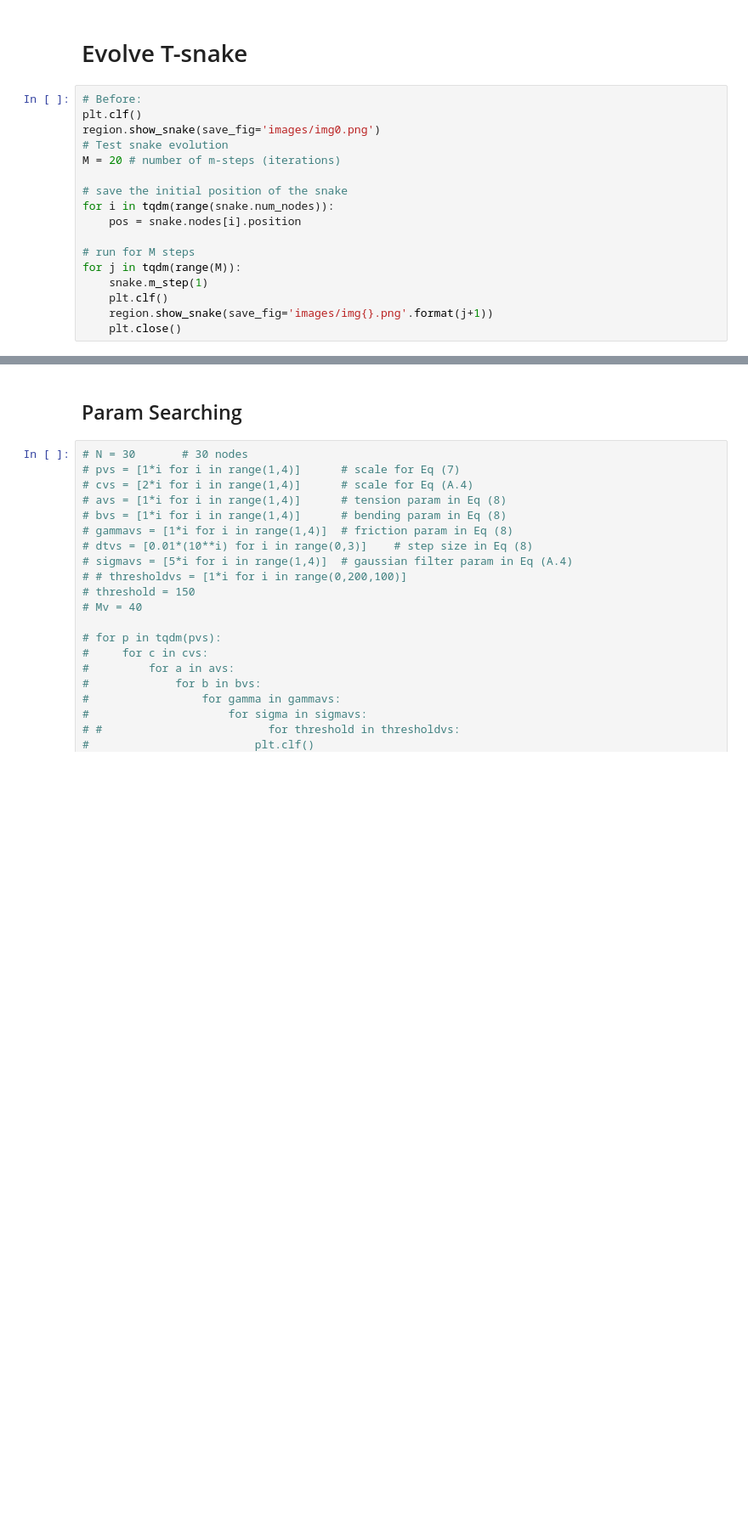
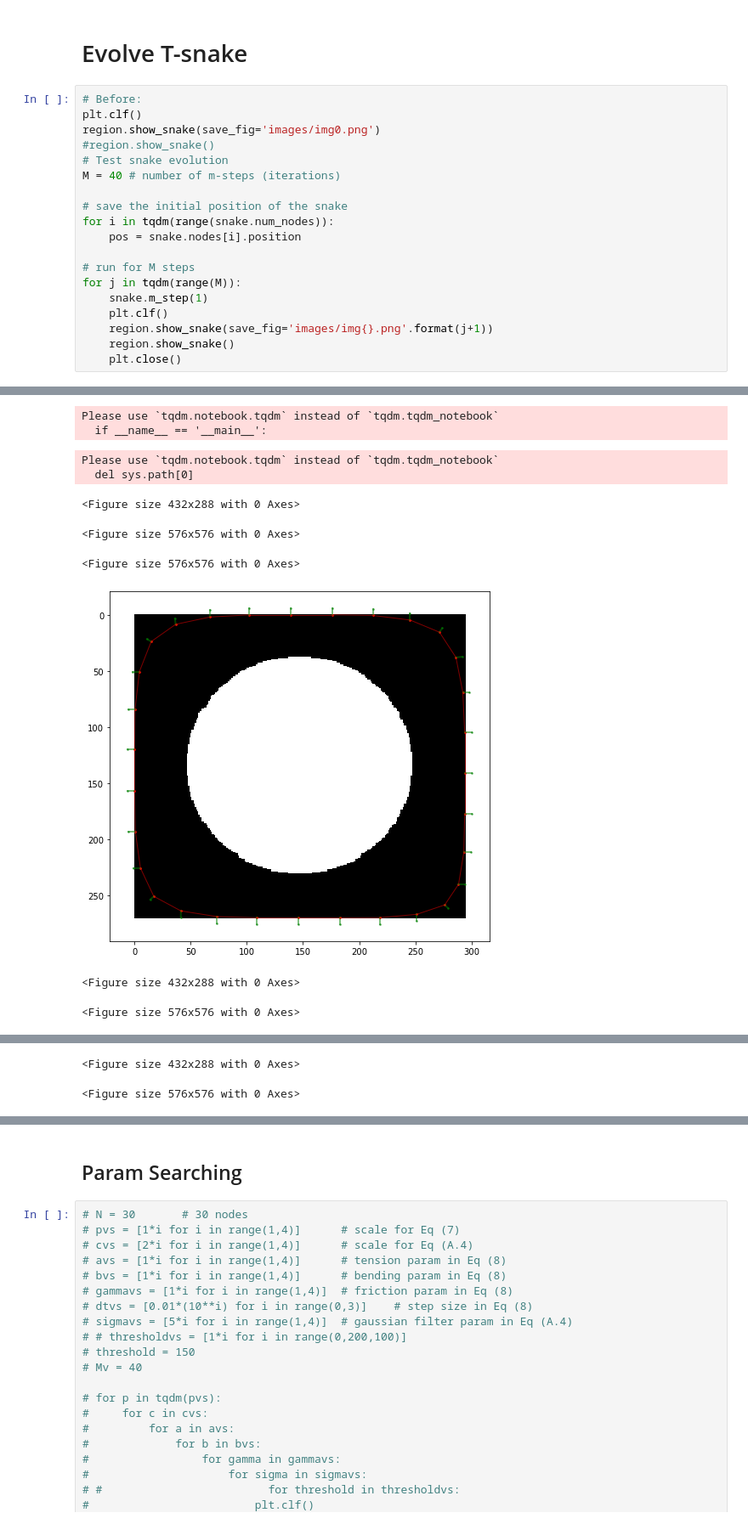
Before and after one commit to CS269-Capstone/t-snake-mask-generation, a Jupyter notebook: notebooks/Test T-snake evolution (no reparameterization).ipynb, the cells around one changed output, grey strips where cells are left out. Shown at 85% size. Drawn from its saved outputs; the diff is of its cells as text; blank space fills up the shorter version.

```diff
--- a/notebooks/Test T-snake evolution (no reparameterization).ipynb
+++ b/notebooks/Test T-snake evolution (no reparameterization).ipynb
@@ -54,8 +56,9 @@ region.show_snake()
 # Before:
 plt.clf()
 region.show_snake(save_fig='images/img0.png')
+#region.show_snake()
 # Test snake evolution
-M = 20 # number of m-steps (iterations)
+M = 40 # number of m-steps (iterations)
 
 # save the initial position of the snake
 for i in tqdm(range(snake.num_nodes)):
@@ -66,5 +69,6 @@ for j in tqdm(range(M)):
     snake.m_step(1)
     plt.clf()
     region.show_snake(save_fig='images/img{}.png'.format(j+1))
+    region.show_snake()
     plt.close()
 # %% [output]
@@ -72,0 +75,10 @@ for j in tqdm(range(M)):
+Please use `tqdm.notebook.tqdm` instead of `tqdm.tqdm_notebook`
+  if __name__ == '__main__':
+Please use `tqdm.notebook.tqdm` instead of `tqdm.tqdm_notebook`
+  del sys.path[0]
+<Figure size 432x288 with 0 Axes>
+<Figure size 576x576 with 0 Axes>
+<Figure size 576x576 with 0 Axes>
+[figure, added]
+<Figure size 432x288 with 0 Axes>
+<Figure size 576x576 with 0 Axes>
@@ -72,0 +86,2 @@ for j in tqdm(range(M)):
+<Figure size 432x288 with 0 Axes>
+<Figure size 576x576 with 0 Axes>
```
Also changed, not shown: parts of 5 cells of this notebook, 3 other files.
